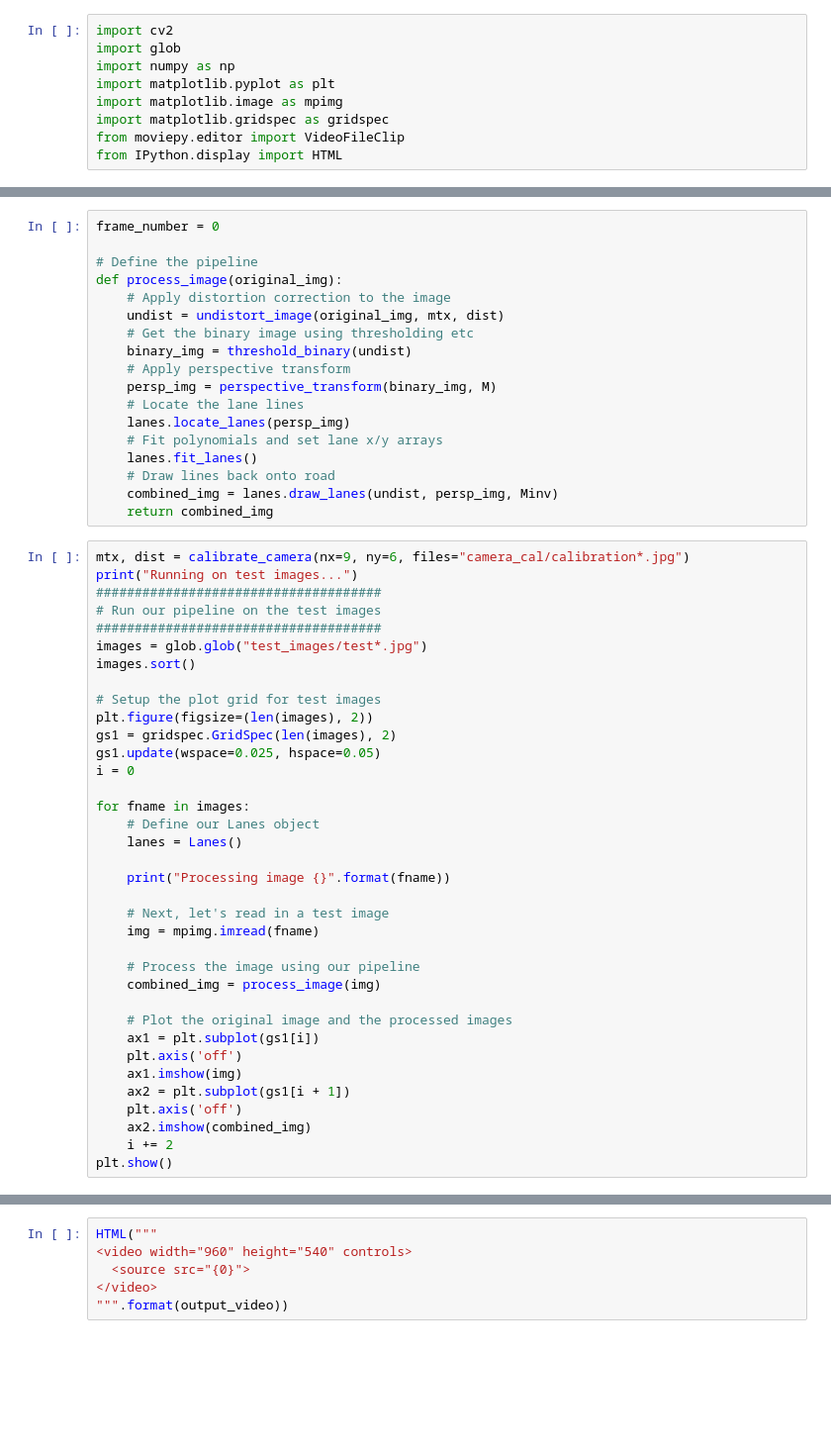
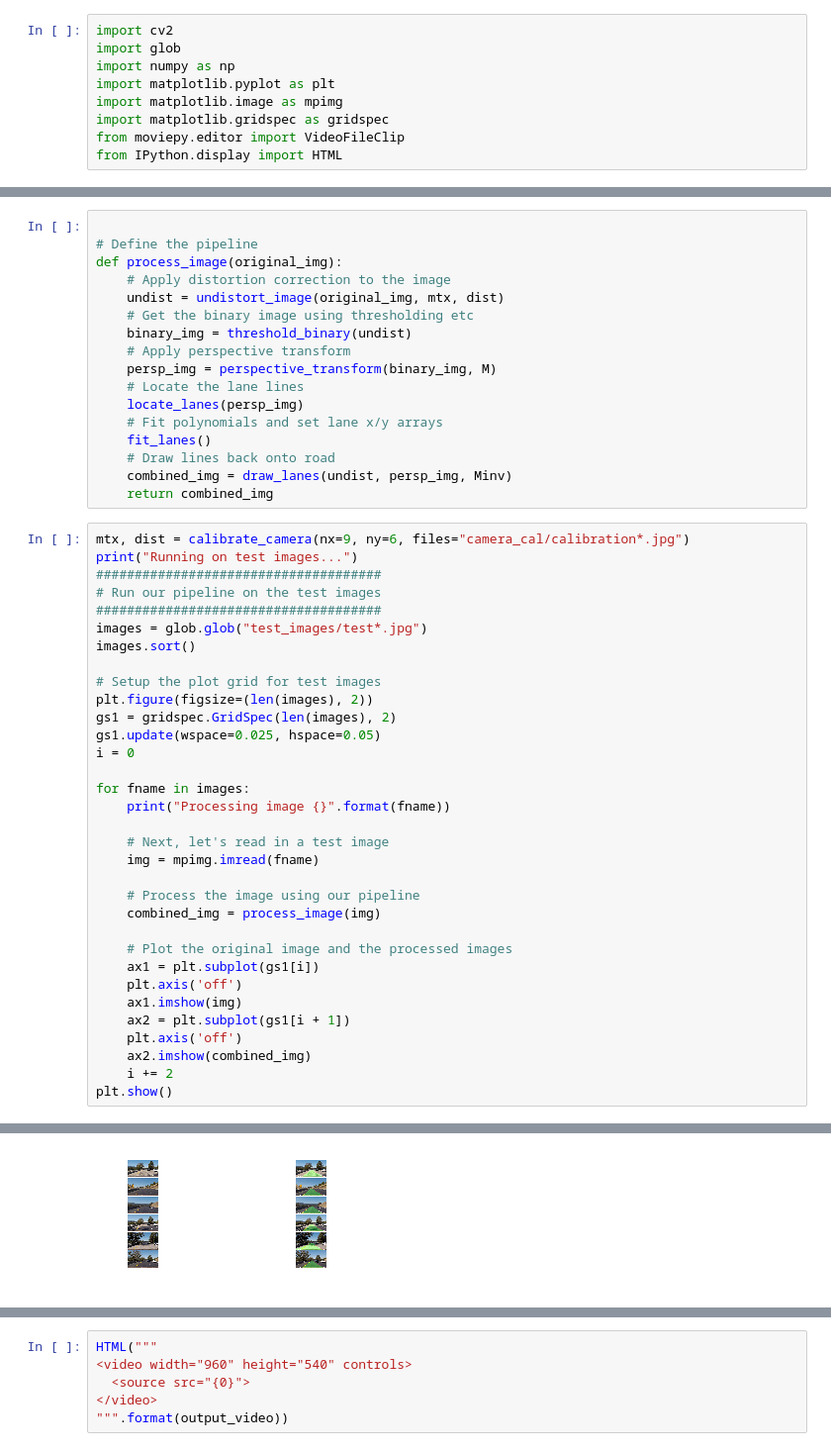
Before and after one commit to vivekchand/CarND-Advanced-Lane-Lines, a Jupyter notebook: advancedLaneLines.ipynb, the cells around one changed output, grey strips where cells are left out. Shown: that part at 99% size. Drawn from its saved outputs; the diff is of its cells as text; blank space fills up the shorter version.

```diff
--- a/advancedLaneLines.ipynb
+++ b/advancedLaneLines.ipynb
@@ -743,5 +637,4 @@ NameError: name 'calibrate_camera' is not defined
 # %%
-frame_number = 0
 
 # Define the pipeline
 def process_image(original_img):
@@ -752,11 +645,11 @@ def process_image(original_img):
     # Apply perspective transform
     persp_img = perspective_transform(binary_img, M)
     # Locate the lane lines
-    lanes.locate_lanes(persp_img)
+    locate_lanes(persp_img)
     # Fit polynomials and set lane x/y arrays
-    lanes.fit_lanes()
+    fit_lanes()
     # Draw lines back onto road
-    combined_img = lanes.draw_lanes(undist, persp_img, Minv)
+    combined_img = draw_lanes(undist, persp_img, Minv)
     return combined_img
 # %%
 mtx, dist = calibrate_camera(nx=9, ny=6, files="camera_cal/calibration*.jpg")
@@ -774,9 +667,6 @@ gs1.update(wspace=0.025, hspace=0.05)
 i = 0
 
 for fname in images:
-    # Define our Lanes object
-    lanes = Lanes()
-
     print("Processing image {}".format(fname))
 
     # Next, let's read in a test image
@@ -794,3 +684,4 @@ for fname in images:
     ax2.imshow(combined_img)
     i += 2
 plt.show()
+# %% [output]
@@ -797,2 +696,3 @@ plt.show()
+[figure, added]
 # %%
 print("Running on test video1...")
```
Also changed, not shown: parts of 6 cells of this notebook.
